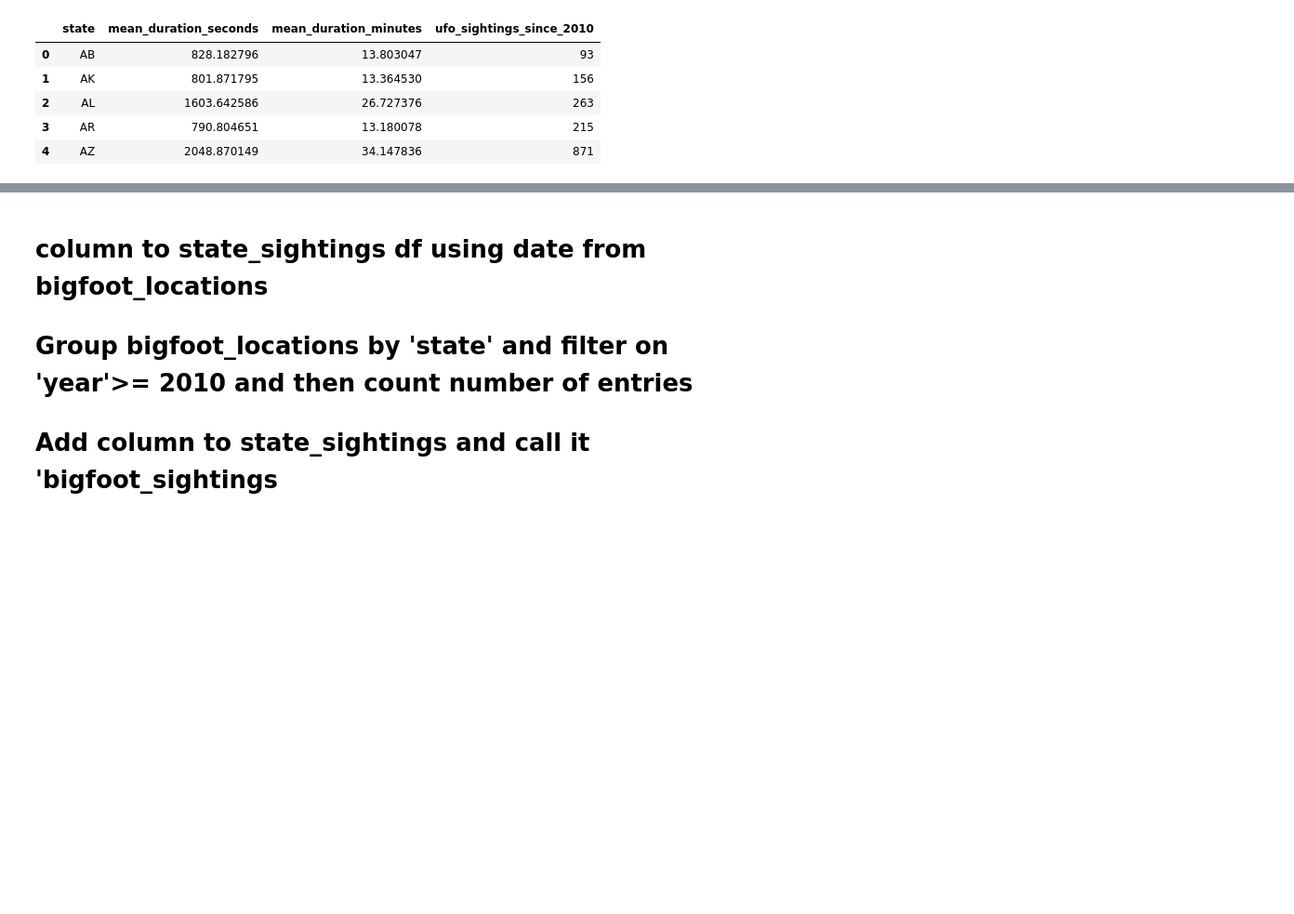
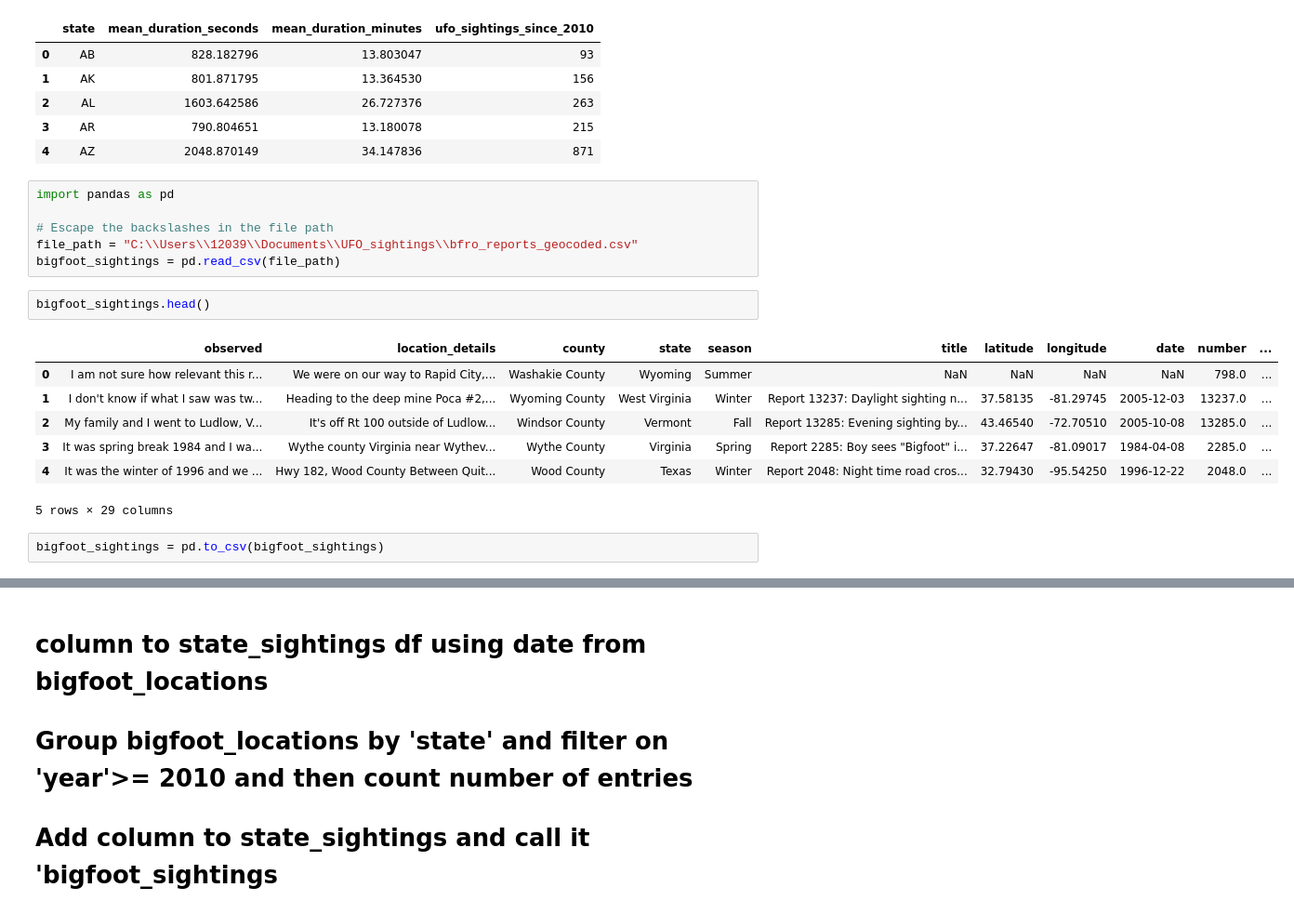
Before and after one commit to kflemming30/UFO_sightings, a Jupyter notebook: Sightings_Analysis.ipynb, the cells around one changed output, grey strips where cells are left out. Shown: that part at 93% size. Saved outputs shown, nothing was run; the diff lists cells and outputs as text; blank space fills up the shorter version.

```diff
--- a/Sightings_Analysis.ipynb
+++ b/Sightings_Analysis.ipynb
@@ -437,3 +493,21 @@ state_sightings.head()
 | 2 | AL | 1603.642586 | 26.727376 | 263 |
 | 3 | AR | 790.804651 | 13.180078 | 215 |
 | 4 | AZ | 2048.870149 | 34.147836 | 871 |
+# %%
+import pandas as pd
+
+# Escape the backslashes in the file path
+file_path = "C:\\Users\\12039\\Documents\\UFO_sightings\\bfro_reports_geocoded.csv"
+bigfoot_sightings = pd.read_csv(file_path)
+# %%
+bigfoot_sightings.head()
+# %% [output]
+|  | observed | location_details | county | state | season | title | latitude | longitude | date | number | ... |
+| 0 | I am not sure how relevant this r... | We were on our way to Rapid City,... | Washakie County | Wyoming | Summer | NaN | NaN | NaN | NaN | 798.0 | ... |
+| 1 | I don't know if what I saw was tw... | Heading to the deep mine Poca #2,... | Wyoming County | West Virginia | Winter | Report 13237: Daylight sighting n... | 37.58135 | -81.29745 | 2005-12-03 | 13237.0 | ... |
+| 2 | My family and I went to Ludlow, V... | It's off Rt 100 outside of Ludlow... | Windsor County | Vermont | Fall | Report 13285: Evening sighting by... | 43.46540 | -72.70510 | 2005-10-08 | 13285.0 | ... |
+| 3 | It was spring break 1984 and I wa... | Wythe county Virginia near Wythev... | Wythe County | Virginia | Spring | Report 2285: Boy sees "Bigfoot" i... | 37.22647 | -81.09017 | 1984-04-08 | 2285.0 | ... |
+| 4 | It was the winter of 1996 and we ... | Hwy 182, Wood County Between Quit... | Wood County | Texas | Winter | Report 2048: Night time road cros... | 32.79430 | -95.54250 | 1996-12-22 | 2048.0 | ... |
+5 rows × 29 columns
+# %%
+bigfoot_sightings = pd.to_csv(bigfoot_sightings)
```
Also changed, not shown: parts of 8 cells of this notebook, 2 other files.
